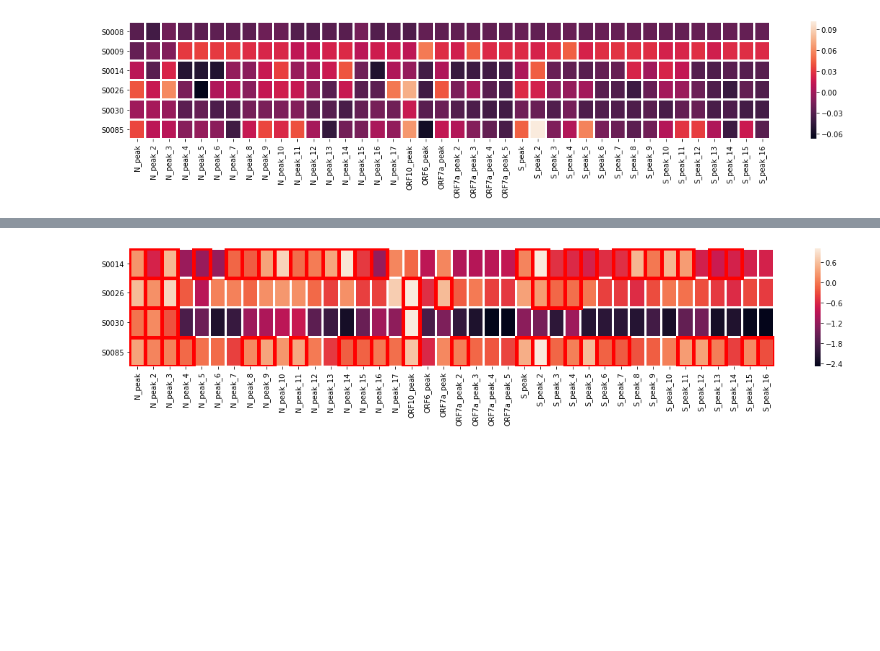
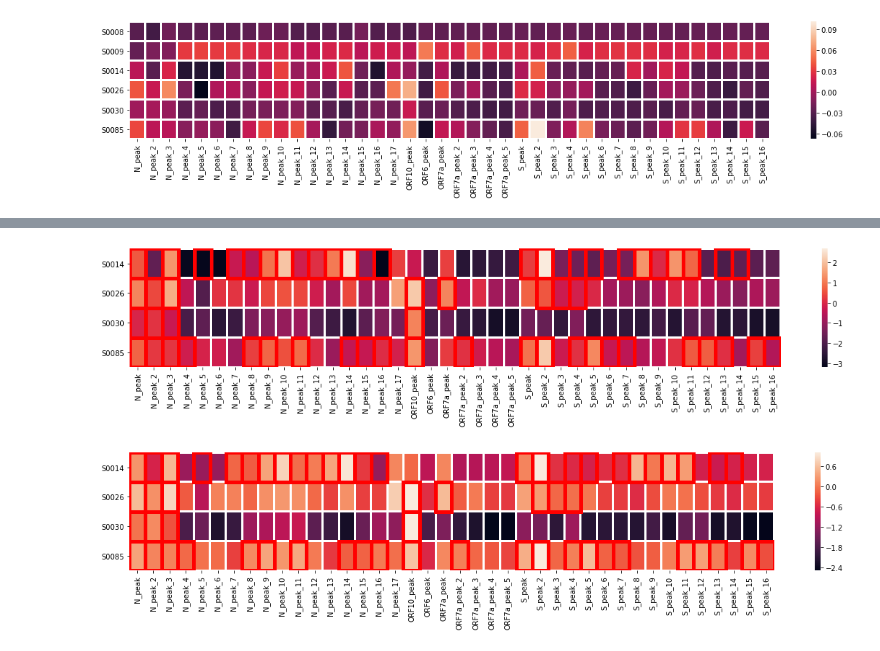
Before and after one commit to goodarzilab/Abe, a Jupyter notebook: Projects/COVID19_m6A/notebook.ipynb, the cells around one changed output, grey strips where cells are left out. Cells and saved outputs as stored; diff of their text form; code cells hidden in the pictures; blank space fills up the shorter version.

```diff
--- a/Projects/COVID19_m6A/notebook.ipynb
+++ b/Projects/COVID19_m6A/notebook.ipynb
@@ -309 +315,10 @@ h = draw_heatmap(data, sig_labels)
+# %%
+res_df = read_data(big_df, total, n_sam=len(Samples)*2, norm=None)
+
+# subset data for samples with ct < 18
+data = res_df[['S0014','S0026','S0030','S0085']].T
+
+h = draw_heatmap(data, sig_labels, borders=True)
+# %% [output]
+[figure, added]
 # %%
```
Also changed, not shown: parts of 7 cells of this notebook.
